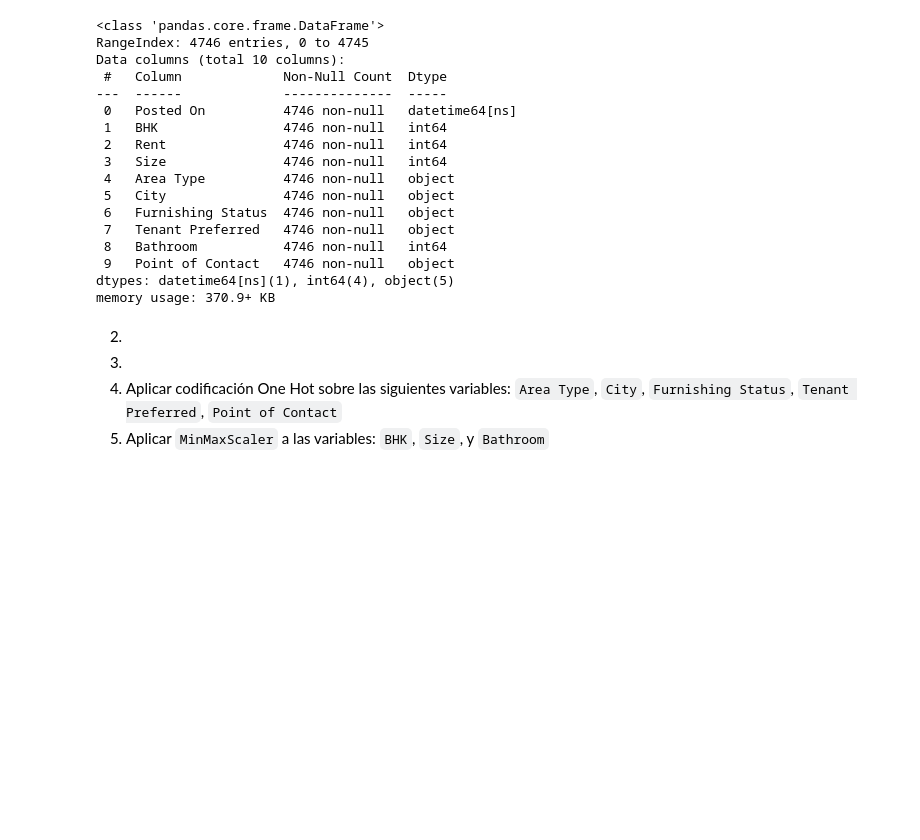
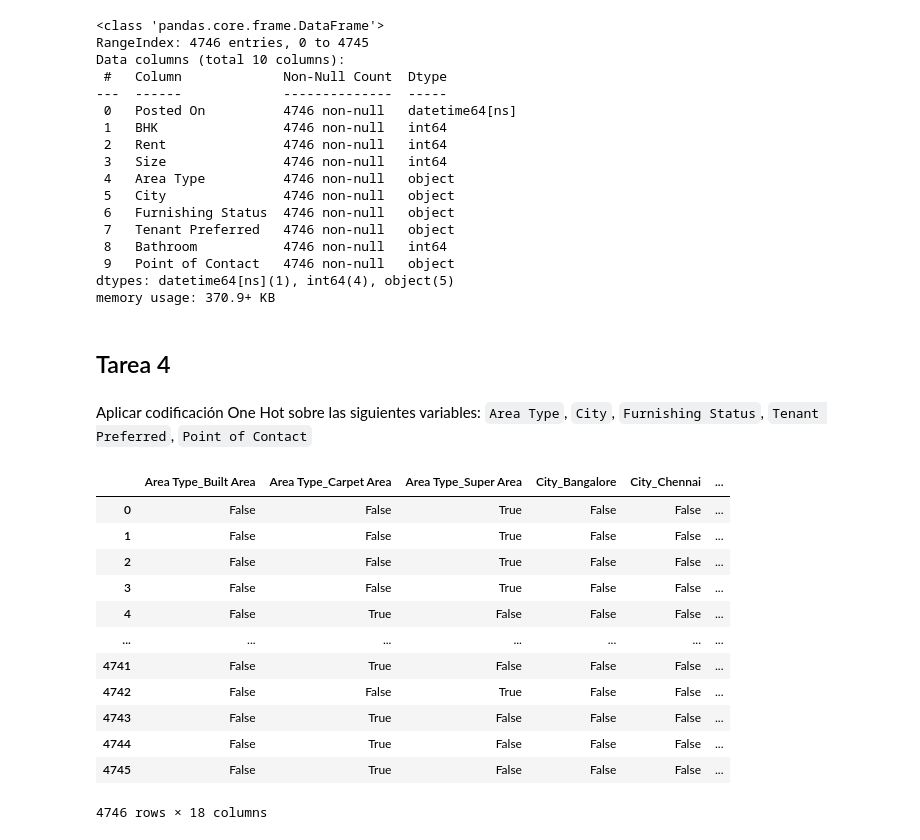
Before and after one commit to jbernalg/Learning_Data, a Jupyter notebook: Course_ML2/Semana_07/reto6.ipynb, the cells around one changed output. Cells and saved outputs as stored; diff of their text form; code cells hidden in the pictures; blank space fills up the shorter version.

Commit message:
tarea 4

```diff
--- a/Course_ML2/Semana_07/reto6.ipynb
+++ b/Course_ML2/Semana_07/reto6.ipynb
@@ -103,8 +103,25 @@ Data columns (total 10 columns):
  9   Point of Contact   4746 non-null   object
 dtypes: datetime64[ns](1), int64(4), object(5)
 memory usage: 370.9+ KB
+# %% [markdown]
+## Tarea 4
 # %% [markdown]
-2.
-3.
-4.   Aplicar codificación One Hot sobre las siguientes variables: `Area Type`, `City`, `Furnishing Status`, `Tenant Preferred`, `Point of Contact`
-5. Aplicar `MinMaxScaler` a las variables: `BHK`, `Size`, y `Bathroom`
+Aplicar codificación One Hot sobre las siguientes variables: `Area Type`, `City`, `Furnishing Status`, `Tenant Preferred`, `Point of Contact`
+# %%
+# aplicar codificacion
+vars_nominal = pd.get_dummies(df[['Area Type', 'City', 'Furnishing Status', 'Tenant Preferred', 'Point of Contact']])
+vars_nominal
+# %% [output]
+|  | Area Type_Built Area | Area Type_Carpet Area | Area Type_Super Area | City_Bangalore | City_Chennai | ... |
+| 0 | False | False | True | False | False | ... |
+| 1 | False | False | True | False | False | ... |
+| 2 | False | False | True | False | False | ... |
+| 3 | False | False | True | False | False | ... |
+| 4 | False | True | False | False | False | ... |
+| ... | ... | ... | ... | ... | ... | ... |
+| 4741 | False | True | False | False | False | ... |
+| 4742 | False | False | True | False | False | ... |
+| 4743 | False | True | False | False | False | ... |
+| 4744 | False | True | False | False | False | ... |
+| 4745 | False | True | False | False | False | ... |
+4746 rows × 18 columns
```
Also changed, not shown: parts of 2 cells of this notebook.
